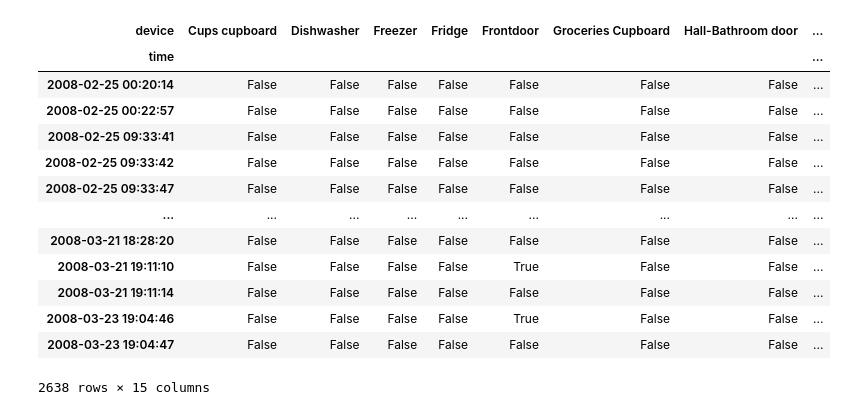
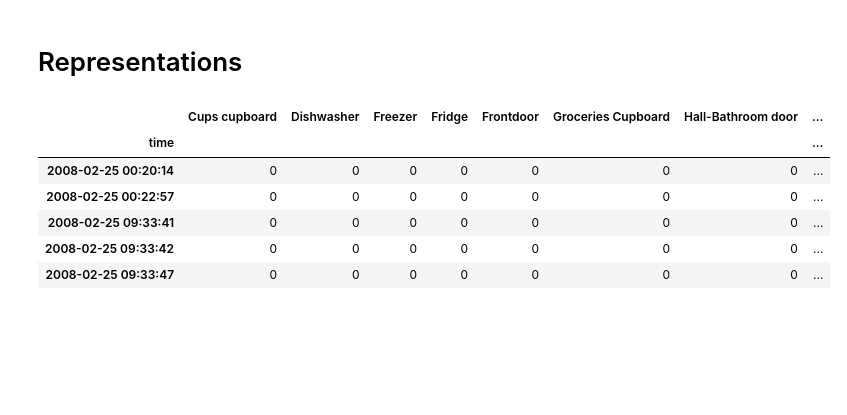
Before and after one commit to tcsvn/pyadlml, a Jupyter notebook: notebooks/kasteren.ipynb, the cells around one changed output. Cells and saved outputs as stored; diff of their text form; code cells hidden in the pictures; blank space fills up the shorter version.

```diff
--- a/notebooks/kasteren.ipynb
+++ b/notebooks/kasteren.ipynb
@@ -49,19 +103,14 @@ dev
+# %% [markdown]
+# Representations
 # %%
 # creates raw data from the two dataframes
 data.create_raw()
-data.df_raw
+data.df_raw.head()
 # %% [output]
-| device | Cups cupboard | Dishwasher | Freezer | Fridge | Frontdoor | Groceries Cupboard | Hall-Bathroom door | ... |
+|  | Cups cupboard | Dishwasher | Freezer | Fridge | Frontdoor | Groceries Cupboard | Hall-Bathroom door | ... |
 | time |  |  |  |  |  |  |  | ... |
-| 2008-02-25 00:20:14 | False | False | False | False | False | False | False | ... |
-| 2008-02-25 00:22:57 | False | False | False | False | False | False | False | ... |
-| 2008-02-25 09:33:41 | False | False | False | False | False | False | False | ... |
-| 2008-02-25 09:33:42 | False | False | False | False | False | False | False | ... |
-| 2008-02-25 09:33:47 | False | False | False | False | False | False | False | ... |
-| ... | ... | ... | ... | ... | ... | ... | ... | ... |
-| 2008-03-21 18:28:20 | False | False | False | False | False | False | False | ... |
-| 2008-03-21 19:11:10 | False | False | False | False | True | False | False | ... |
-| 2008-03-21 19:11:14 | False | False | False | False | False | False | False | ... |
-| 2008-03-23 19:04:46 | False | False | False | False | True | False | False | ... |
-| 2008-03-23 19:04:47 | False | False | False | False | False | False | False | ... |
+| 2008-02-25 00:20:14 | 0 | 0 | 0 | 0 | 0 | 0 | 0 | ... |
+| 2008-02-25 00:22:57 | 0 | 0 | 0 | 0 | 0 | 0 | 0 | ... |
+| 2008-02-25 09:33:41 | 0 | 0 | 0 | 0 | 0 | 0 | 0 | ... |
+| 2008-02-25 09:33:42 | 0 | 0 | 0 | 0 | 0 | 0 | 0 | ... |
+| 2008-02-25 09:33:47 | 0 | 0 | 0 | 0 | 0 | 0 | 0 | ... |
-2638 rows × 15 columns
```
Also changed, not shown: parts of 26 cells of this notebook, 5 other files.
